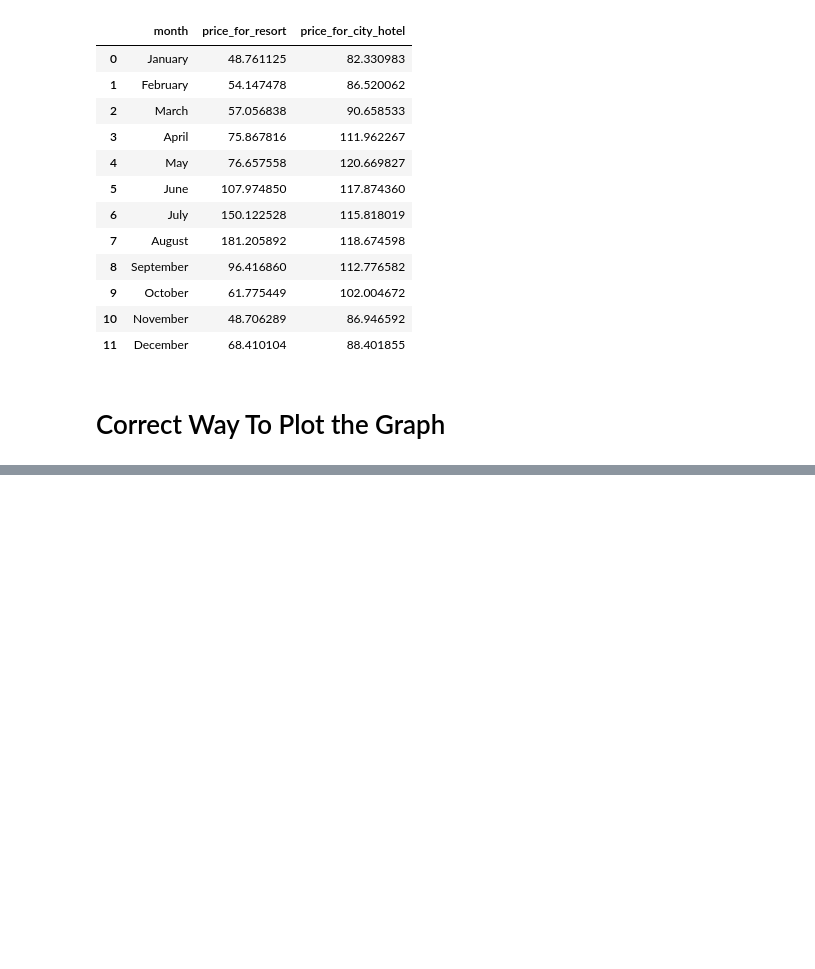
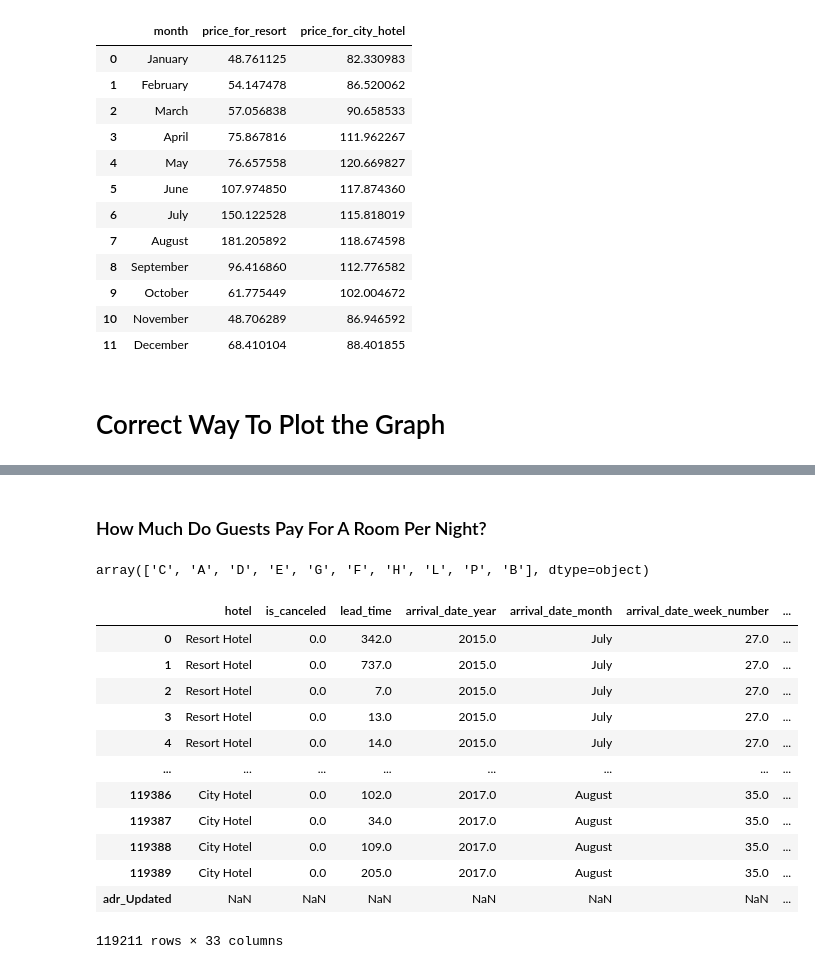
Before and after one commit to juanmarcoso/Data_Analysis_Hotel, a Jupyter notebook: AnalysisHotel.ipynb, the cells around one changed output, grey strips where cells are left out. Drawn from its saved outputs; the diff is of its cells as text; code cells hidden in the pictures; blank space fills up the shorter version.

```diff
--- a/AnalysisHotel.ipynb
+++ b/AnalysisHotel.ipynb
@@ -490,0 +565,23 @@ city = data[(data["hotel"] == "City Hotel") & (data["is_canceled"] == 0)]
+# %% [markdown]
+### How Much Do Guests Pay For A Room Per Night?
+# %%
+df['reserved_room_type'].unique()
+# %% [output]
+array(['C', 'A', 'D', 'E', 'G', 'F', 'H', 'L', 'P', 'B'], dtype=object)
+# %%
+data.loc[:, "adr_Updated"] = data["adr"] / (data["adults"] + data["children"])
+data
+# %% [output]
+|  | hotel | is_canceled | lead_time | arrival_date_year | arrival_date_month | arrival_date_week_number | ... |
+| 0 | Resort Hotel | 0.0 | 342.0 | 2015.0 | July | 27.0 | ... |
+| 1 | Resort Hotel | 0.0 | 737.0 | 2015.0 | July | 27.0 | ... |
+| 2 | Resort Hotel | 0.0 | 7.0 | 2015.0 | July | 27.0 | ... |
+| 3 | Resort Hotel | 0.0 | 13.0 | 2015.0 | July | 27.0 | ... |
+| 4 | Resort Hotel | 0.0 | 14.0 | 2015.0 | July | 27.0 | ... |
+| ... | ... | ... | ... | ... | ... | ... | ... |
+| 119386 | City Hotel | 0.0 | 102.0 | 2017.0 | August | 35.0 | ... |
+| 119387 | City Hotel | 0.0 | 34.0 | 2017.0 | August | 35.0 | ... |
+| 119388 | City Hotel | 0.0 | 109.0 | 2017.0 | August | 35.0 | ... |
+| 119389 | City Hotel | 0.0 | 205.0 | 2017.0 | August | 35.0 | ... |
+| adr_Updated | NaN | NaN | NaN | NaN | NaN | NaN | ... |
+119211 rows × 33 columns
```
Also changed, not shown: parts of 27 cells of this notebook, 1 other file.
